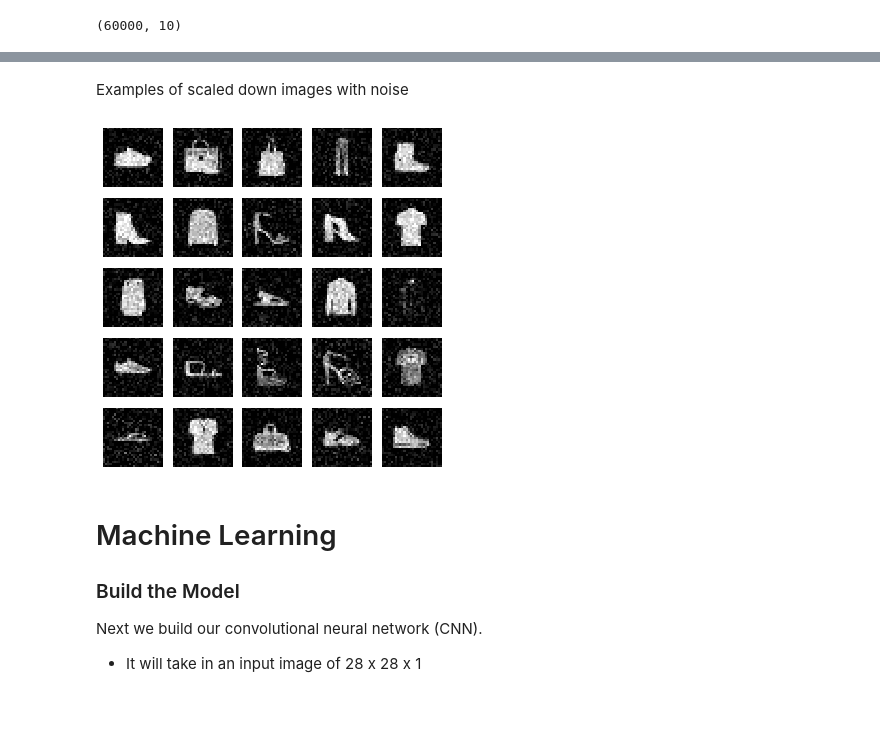
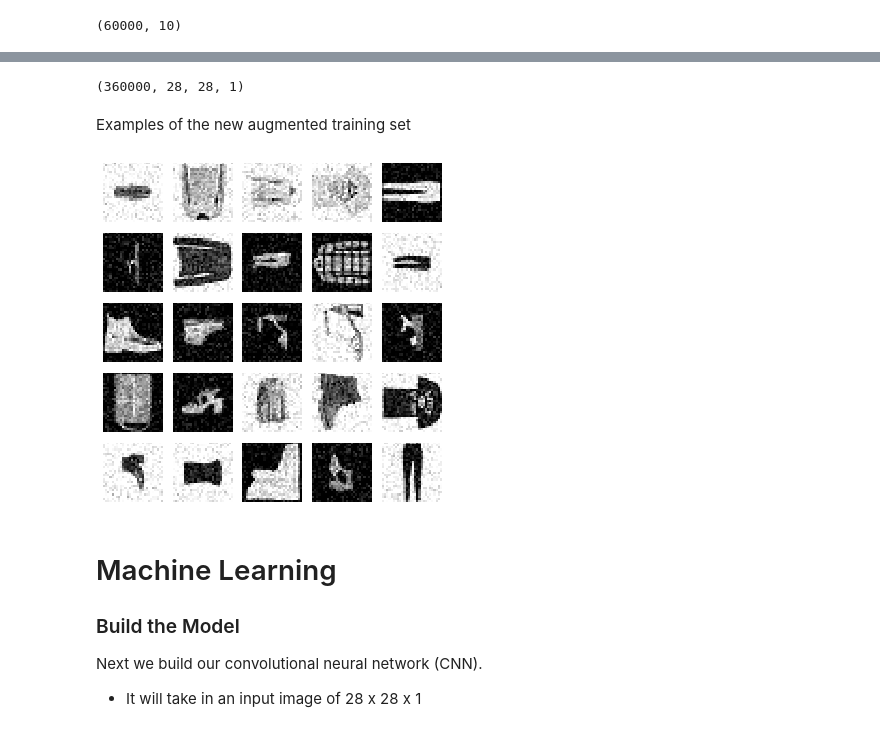
Before and after one commit to AndrewStaus/Clothesifier, a Jupyter notebook: model training/notebook.ipynb, the cells around one changed output, grey strips where cells are left out. Saved outputs shown, nothing was run; the diff lists cells and outputs as text; code cells hidden in the pictures.

```diff
--- a/model training/notebook.ipynb
+++ b/model training/notebook.ipynb
@@ -225,28 +240,50 @@ def augment(X, y):
         X_new = np.append(X_new, new, axis = 0)
         y_new = np.append(y_new, y, axis = 0)
 
+
+    # create a copy of images mirrored on the vertical
     X_new = np.append(X_new, np.flip(X_new, axis=2), axis = 0)
-    X_new = random_noise(X_new, seed = SEED)
     y_new = np.append(y_new, y_new, axis = 0)
 
+
+    half = len(X_new) // 2
+    # mirrored half the images on the horizontal
+    X_new, y_new = shuffle(X_new, y_new, random_state = SEED)
+    X_new[:half] = np.flip(X_new[:half], axis=1)
+
+    # rotated half the training data 90 degrees
+    X_new, y_new = shuffle(X_new, y_new, random_state = SEED)
+    X_new[:half] = np.rot90(X_new[:half], axes=(1,2))
+
+    # invert the colors of half the images (white becomes black, black becomes white)
+    X_new, y_new = shuffle(X_new, y_new, random_state = SEED)
+    X_new[:half] = (X_new[:half] - 1) * -1
+
+    # add noise to the training set
+    X_new = random_noise(X_new, seed = SEED)
+    X_new, y_new = shuffle(X_new, y_new, random_state = SEED)
     return X_new, y_new
 # %%
 X_train, y_train = augment(X_train, y_train)
 X_test, y_test = augment(X_test, y_test)
-# %% [markdown]
-Examples of scaled down images with noise
+# %%
+X_train.shape
+# %% [output]
+(360000, 28, 28, 1)
+# %% [markdown]
+Examples of the new augmented training set
 # %%
 fig, axs = plt.subplots(rows,columns, figsize=(5, 5))
-indx = -1
+indx = 1
 for i in range(rows):
     for j in range(columns):
         axs[i,j].imshow(X_train[indx], interpolation='nearest', cmap='gray')
         axs[i,j].axis('off')
-        indx -= 1
+        indx += 1
 plt.tight_layout()
 plt.show()
 # %% [output]
-[figure, old version]
+[figure, new version]
 # %% [markdown]
 # Machine Learning
 
```
Also changed, not shown: parts of 11 cells of this notebook, 5 other files.
